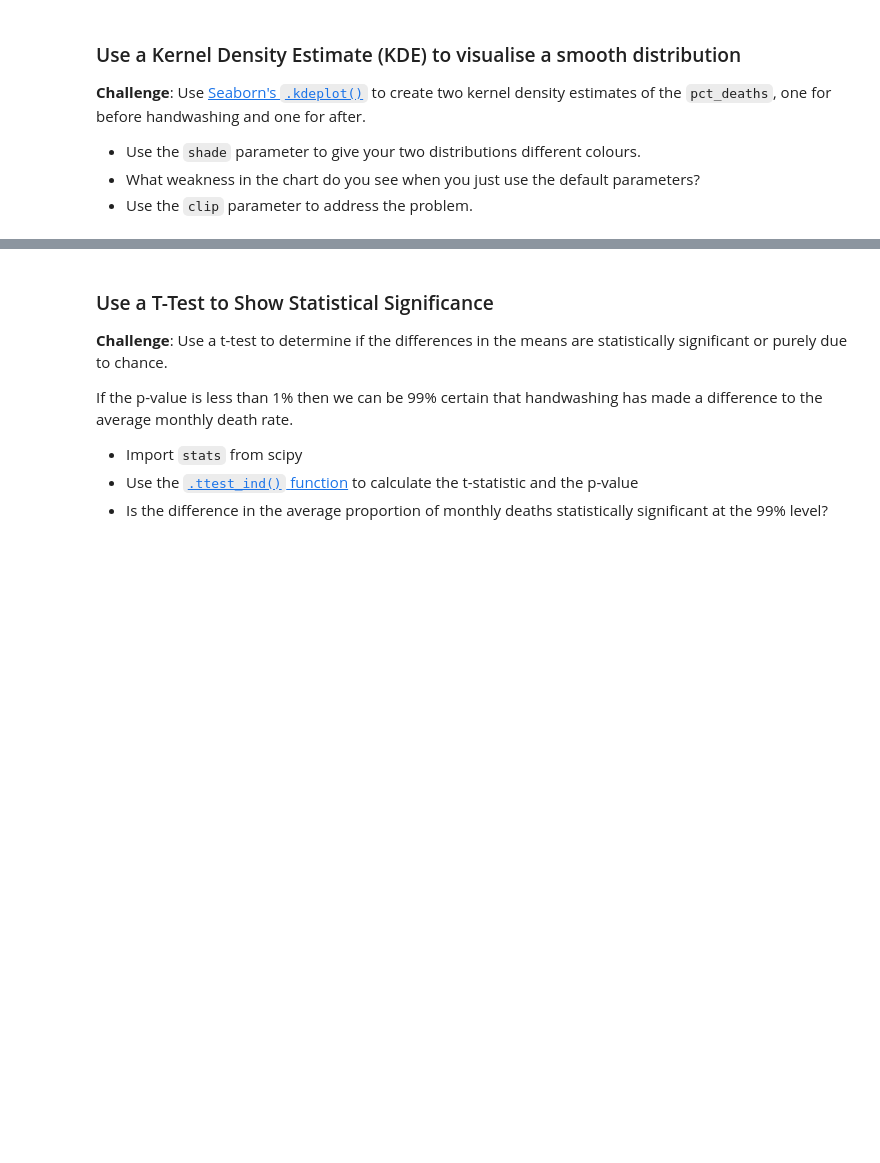
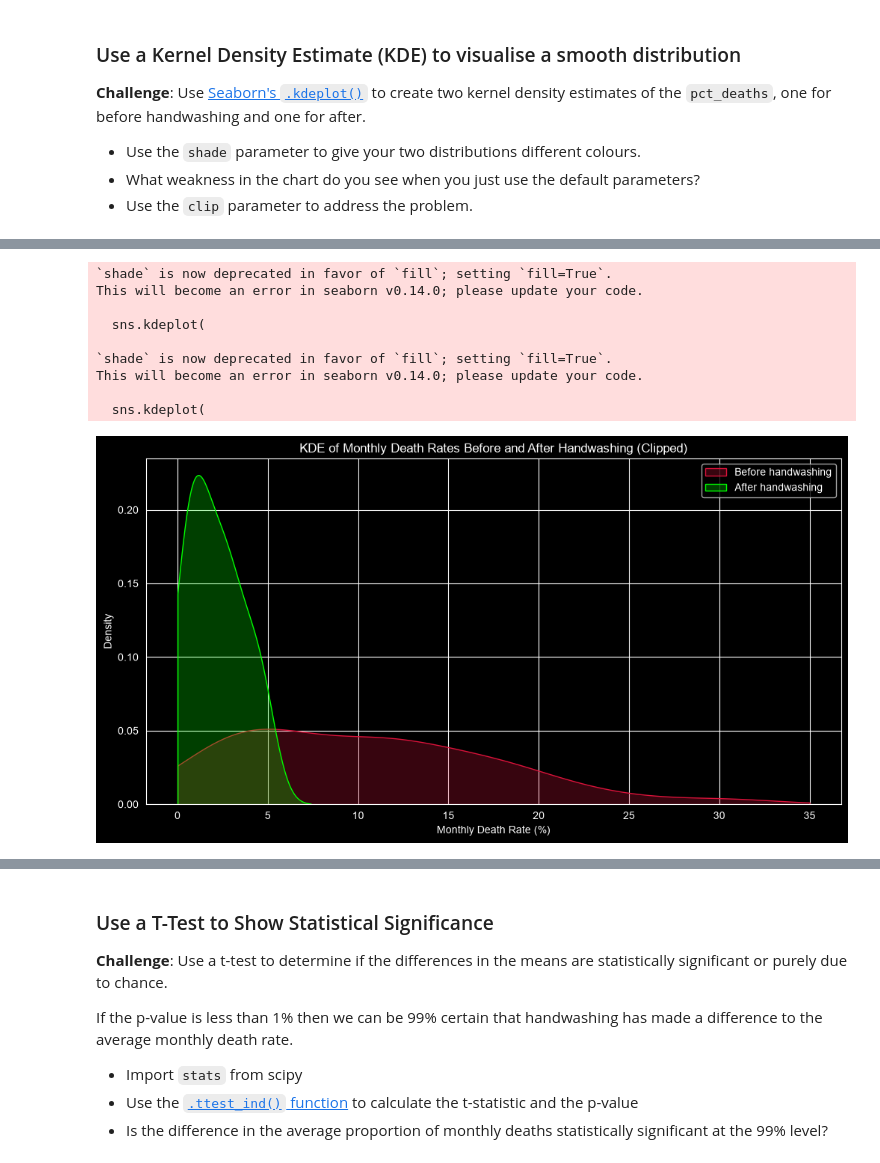
Before and after one commit to heyliceeee/Dr-Semmelweis-Analyse, a Jupyter notebook: Dr_Semmelweis_Handwashing_Discovery.ipynb, the cells around one changed output, grey strips where cells are left out. Drawn from its saved outputs; the diff is of its cells as text; code cells hidden in the pictures; blank space fills up the shorter version.

```diff
--- a/Dr_Semmelweis_Handwashing_Discovery.ipynb
+++ b/Dr_Semmelweis_Handwashing_Discovery.ipynb
@@ -447,0 +651,36 @@ This means the early months of 1841 simply **don’t have enough previous data**
+# %%
+plt.figure(figsize=(12,6))
+
+sns.kdeplot(
+    data=before_handwashing,
+    x="pct_deaths",
+    shade=True,
+    color="crimson",
+    clip=(0, 35),        # restrict to real data range
+    label="Before handwashing"
+)
+
+sns.kdeplot(
+    data=after_handwashing,
+    x="pct_deaths",
+    shade=True,
+    color="lime",
+    clip=(0, 35),
+    label="After handwashing"
+)
+
+plt.xlabel("Monthly Death Rate (%)")
+plt.title("KDE of Monthly Death Rates Before and After Handwashing (Clipped)")
+plt.legend()
+plt.show()
+# %% [output]
+`shade` is now deprecated in favor of `fill`; setting `fill=True`.
+This will become an error in seaborn v0.14.0; please update your code.
+
+  sns.kdeplot(
+
+`shade` is now deprecated in favor of `fill`; setting `fill=True`.
+This will become an error in seaborn v0.14.0; please update your code.
+
+  sns.kdeplot(
+[figure, added]
```
Also changed, not shown: parts of 18 cells of this notebook.
